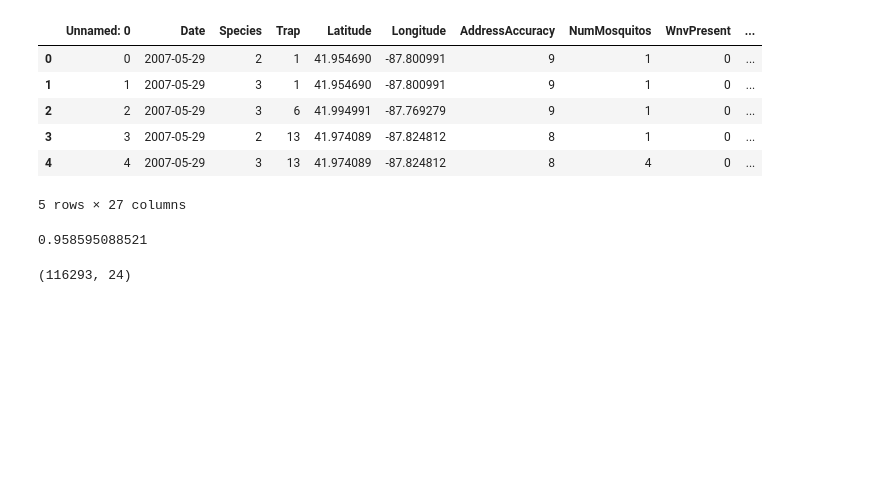
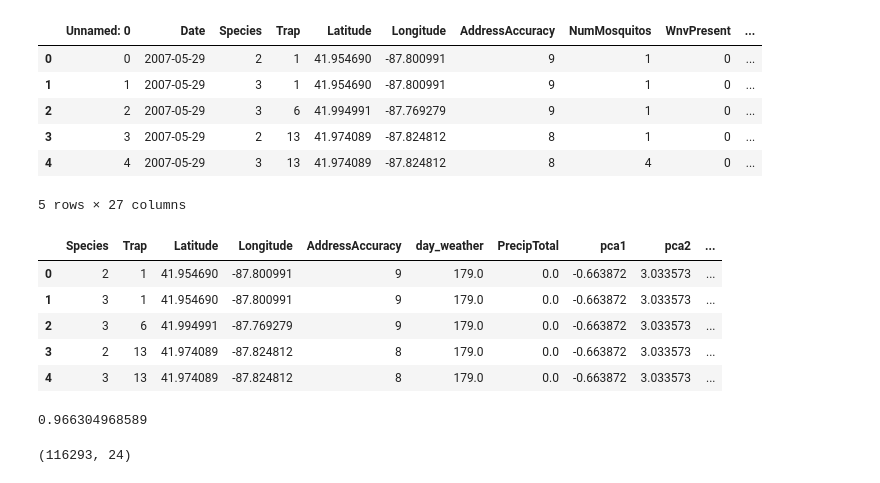
Before and after one commit to cl65610/west_nile, a Jupyter notebook: models/final_model_creation.ipynb, the cells around one changed output. Cells and saved outputs as stored; diff of their text form; code cells hidden in the pictures; blank space fills up the shorter version.

```diff
--- a/models/final_model_creation.ipynb
+++ b/models/final_model_creation.ipynb
@@ -98,3 +98,13 @@ X = labeled_df[features]
 y = labeled_df.WnvPresent
+# %%
+X = pd.DataFrame(X, columns = features)
+X.head()
+# %% [output]
+|  | Species | Trap | Latitude | Longitude | AddressAccuracy | day_weather | PrecipTotal | pca1 | pca2 | ... |
+| 0 | 2 | 1 | 41.954690 | -87.800991 | 9 | 179.0 | 0.0 | -0.663872 | 3.033573 | ... |
+| 1 | 3 | 1 | 41.954690 | -87.800991 | 9 | 179.0 | 0.0 | -0.663872 | 3.033573 | ... |
+| 2 | 3 | 6 | 41.994991 | -87.769279 | 9 | 179.0 | 0.0 | -0.663872 | 3.033573 | ... |
+| 3 | 2 | 13 | 41.974089 | -87.824812 | 8 | 179.0 | 0.0 | -0.663872 | 3.033573 | ... |
+| 4 | 3 | 13 | 41.974089 | -87.824812 | 8 | 179.0 | 0.0 | -0.663872 | 3.033573 | ... |
 # %%
 knn = KNeighborsClassifier()
@@ -106,14 +116,19 @@ gbc = GradientBoostingClassifier()
 # %%
 from sklearn.ensemble import VotingClassifier
 
-voter = VotingClassifier(estimators = [('knn', knn), ('lr', lr), ('gbc', gbc),
-                                      ('extra trees', etc), ('random forest', rf)],
-                        voting = 'soft', weights = [1, 1, 1, 1, 1])
+voter = VotingClassifier(estimators = [('knn', knn),
+                                       ('lr', lr),
+                                       ('extra trees', etc),
+                                       ('random forest', rf),
+                                       ('svm', svm),
+                                       ('gbc', gbc)
+                                      ],
+                        voting = 'soft', weights = [1, 1, 3, 1, 1, 2])
 
 voter_fit = voter.fit(X, y)
 print voter.score(X, y)
 # %% [output]
-0.958595088521
+0.966304968589
 # %%
 final_joined_pca = pd.read_csv('/Users/TerryONeill/west_nile/west_nile/assets/final_joined_pca.csv')
 print final_joined_pca.shape
```
Also changed, not shown: parts of 6 cells of this notebook, 2 other files.
